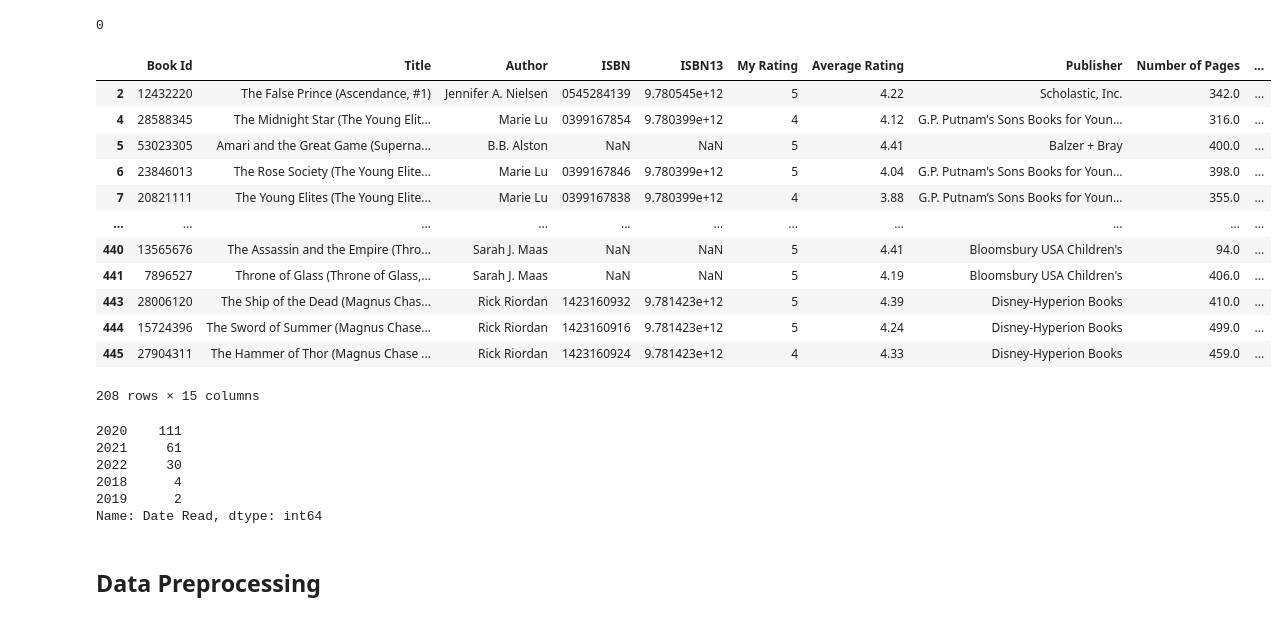
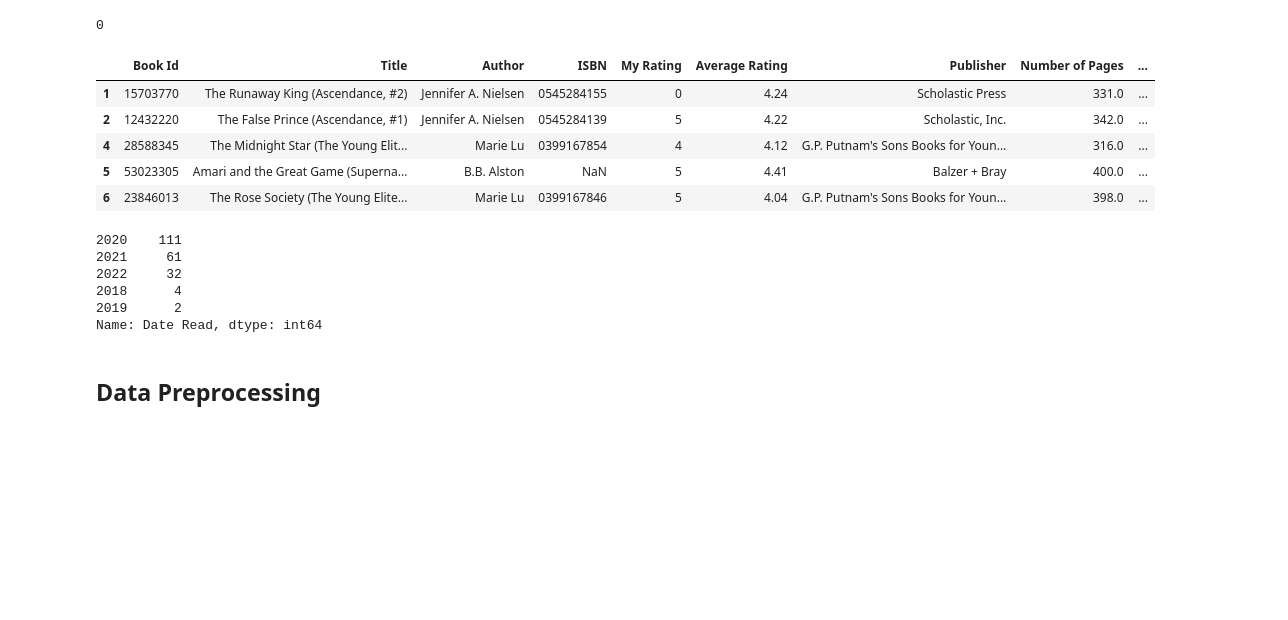
Before and after one commit to Hari31416/Portfolio, a Jupyter notebook: Viz/Personal/Goodreads/General Data Preprocessing.ipynb, the cells around one changed output. Cells and saved outputs as stored; diff of their text form; code cells hidden in the pictures; blank space fills up the shorter version.

Commit message:
Doing 2022 books viz

```diff
--- a/Viz/Personal/Goodreads/General Data Preprocessing.ipynb
+++ b/Viz/Personal/Goodreads/General Data Preprocessing.ipynb
@@ -145,22 +145,17 @@ df.dropna(subset=["Date Read"], inplace=True)
 df["Date Read"].isna().sum()
 # %% [output]
 0
+# %%
+df.drop("ISBN13", axis=1, inplace=True)
 # %%
-df
+df.head()
 # %% [output]
-|  | Book Id | Title | Author | ISBN | ISBN13 | My Rating | Average Rating | Publisher | Number of Pages | ... |
-| 2 | 12432220 | The False Prince (Ascendance, #1) | Jennifer A. Nielsen | 0545284139 | 9.780545e+12 | 5 | 4.22 | Scholastic, Inc. | 342.0 | ... |
-| 4 | 28588345 | The Midnight Star (The Young Elit... | Marie Lu | 0399167854 | 9.780399e+12 | 4 | 4.12 | G.P. Putnam's Sons Books for Youn... | 316.0 | ... |
-| 5 | 53023305 | Amari and the Great Game (Superna... | B.B. Alston | NaN | NaN | 5 | 4.41 | Balzer + Bray | 400.0 | ... |
-| 6 | 23846013 | The Rose Society (The Young Elite... | Marie Lu | 0399167846 | 9.780399e+12 | 5 | 4.04 | G.P. Putnam's Sons Books for Youn... | 398.0 | ... |
-| 7 | 20821111 | The Young Elites (The Young Elite... | Marie Lu | 0399167838 | 9.780399e+12 | 4 | 3.88 | G.P. Putnam’s Sons Books for Youn... | 355.0 | ... |
-| ... | ... | ... | ... | ... | ... | ... | ... | ... | ... | ... |
-| 440 | 13565676 | The Assassin and the Empire (Thro... | Sarah J. Maas | NaN | NaN | 5 | 4.41 | Bloomsbury USA Children's | 94.0 | ... |
-| 441 | 7896527 | Throne of Glass (Throne of Glass,... | Sarah J. Maas | NaN | NaN | 5 | 4.19 | Bloomsbury USA Children's | 406.0 | ... |
-| 443 | 28006120 | The Ship of the Dead (Magnus Chas... | Rick Riordan | 1423160932 | 9.781423e+12 | 5 | 4.39 | Disney-Hyperion Books | 410.0 | ... |
-| 444 | 15724396 | The Sword of Summer (Magnus Chase... | Rick Riordan | 1423160916 | 9.781423e+12 | 5 | 4.24 | Disney-Hyperion Books | 499.0 | ... |
-| 445 | 27904311 | The Hammer of Thor (Magnus Chase ... | Rick Riordan | 1423160924 | 9.781423e+12 | 4 | 4.33 | Disney-Hyperion Books | 459.0 | ... |
+|  | Book Id | Title | Author | ISBN | My Rating | Average Rating | Publisher | Number of Pages | ... |
+| 1 | 15703770 | The Runaway King (Ascendance, #2) | Jennifer A. Nielsen | 0545284155 | 0 | 4.24 | Scholastic Press | 331.0 | ... |
+| 2 | 12432220 | The False Prince (Ascendance, #1) | Jennifer A. Nielsen | 0545284139 | 5 | 4.22 | Scholastic, Inc. | 342.0 | ... |
+| 4 | 28588345 | The Midnight Star (The Young Elit... | Marie Lu | 0399167854 | 4 | 4.12 | G.P. Putnam's Sons Books for Youn... | 316.0 | ... |
+| 5 | 53023305 | Amari and the Great Game (Superna... | B.B. Alston | NaN | 5 | 4.41 | Balzer + Bray | 400.0 | ... |
+| 6 | 23846013 | The Rose Society (The Young Elite... | Marie Lu | 0399167846 | 5 | 4.04 | G.P. Putnam's Sons Books for Youn... | 398.0 | ... |
-208 rows × 15 columns
 # %%
 df["Date Read"] = pd.to_datetime(df["Date Read"])
 df["Date Added"] = pd.to_datetime(df["Date Added"])
@@ -169,7 +164,7 @@ df["Date Read"].dt.year.value_counts()
 # %% [output]
 2020    111
 2021     61
-2022     30
+2022     32
 2018      4
 2019      2
 Name: Date Read, dtype: int64
```
Also changed, not shown: parts of 11 cells of this notebook, 7 other files.
